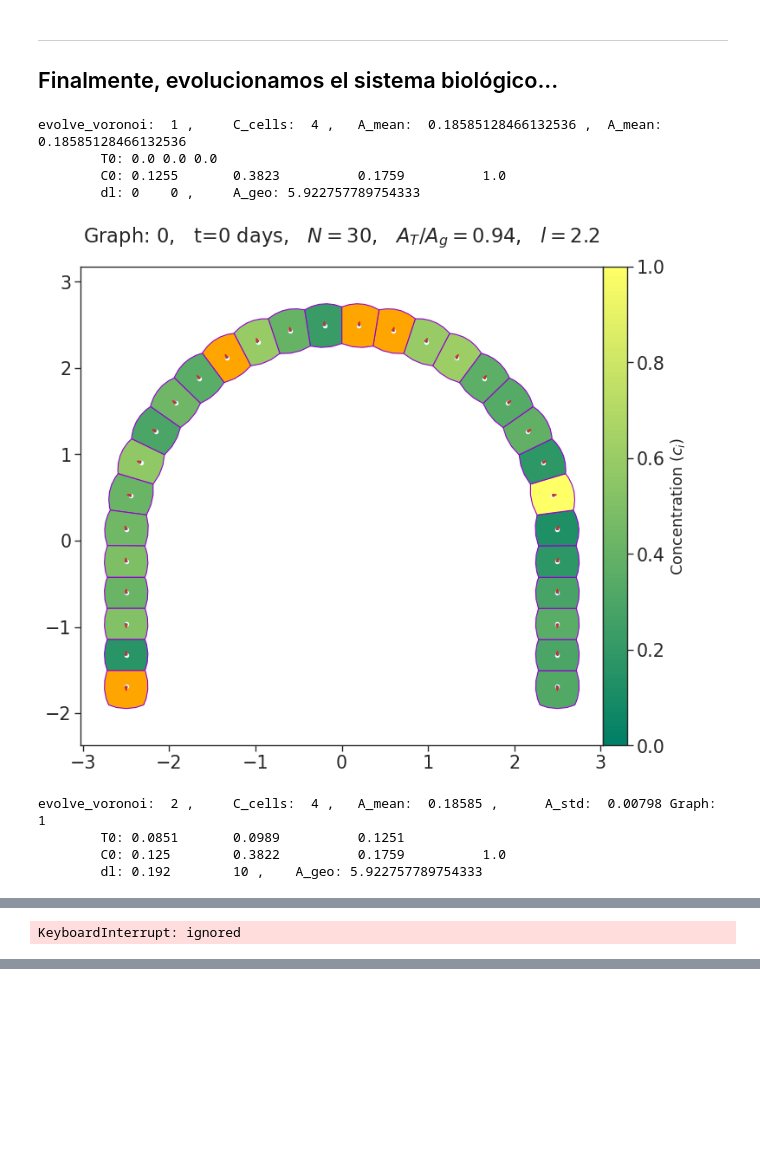
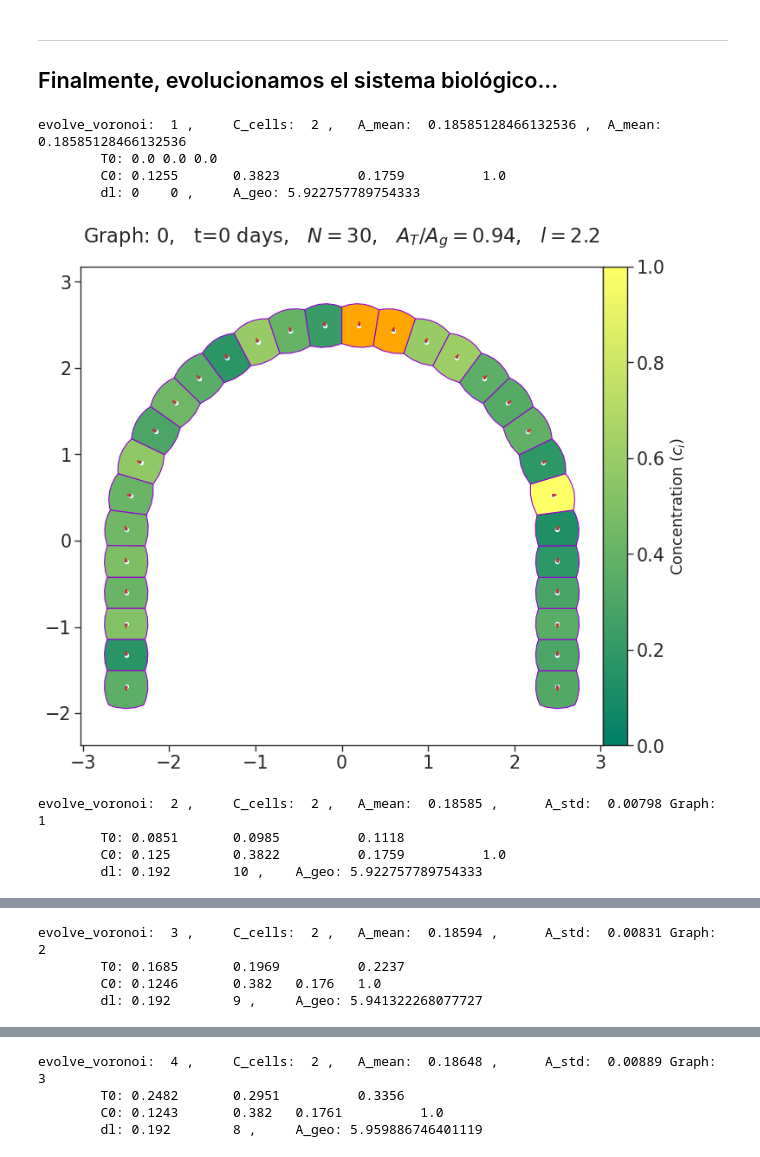
Before and after one commit to joshbrx/biomath_model, a Jupyter notebook: Voronoi_cells_prototipo.ipynb, the cells around one changed output, grey strips where cells are left out. Cells and saved outputs as stored; diff of their text form; code cells hidden in the pictures; blank space fills up the shorter version.

```diff
--- a/Voronoi_cells_prototipo.ipynb
+++ b/Voronoi_cells_prototipo.ipynb
@@ -882,8 +882,9 @@ def euler_solver(K, lenght, vor, X0, C0, T0, C_cells, params, t, N_points, struc
     return S, (vor_out, Polygons, dist_dict, surface), N_points, N_div
 # %%
 def evolve_vornonoi(r, theta, l, K, vor, C0, C_cells, N, params,
-                    step=0.1, lenght=100, iter=20, vel=0.01, method="RK4", A_fixed=None,
-                    scale=1/4, filenames=None, C_list=None, A_list=None, N_list=None, I_list=None, state=True, celldiv=True, l_evol=True, l_step=5, limits=(-0.1, 0.1), c_factor=1.0, pad=10):
+                    step=0.1, lenght=100, iter=20, vel=0.01, method="RK4", A_fixed=None, scale=1/4,
+                    filenames=None, C_list=None, A_list=None, N_list=None, I_list=None, Cancer_list=None,
+                    state=True, celldiv=True, l_evol=True, l_step=5, limits=(-0.1, 0.1), c_factor=1.0, pad=10):
     """
     solver["RK4"]: Runge-Kutta order 4
     solver["Euler"]: Euler method
@@ -907,6 +908,9 @@ def evolve_vornonoi(r, theta, l, K, vor, C0, C_cells, N, params,
     if I_list == None:
         I_list = []
 
+    if Cancer_list == None:
+        Cancer_list = []
+
     points, structure = vor.points[:N], vor.points[N:].T
     solver = {"RK4":RK_solver, "Euler":euler_solver}[method]
 
@@ -924,6 +928,7 @@ def evolve_vornonoi(r, theta, l, K, vor, C0, C_cells, N, params,
     A_list.append(A_vor)
     N_list.append(N)
     I_list.append(np.sum(A_vor)/A_total(r, l, N, cols=1))
+    Cancer_list.append(np.sum(C_cells, dtype=int))
 
     print("evolve_voronoi: ", N_div, ",\t C_cells: ",np.sum(C_cells, dtype=int), ",\t A_mean: ",np.mean(A_vor), ",\t A_mean: ",np.mean(A_vor))
     print("\tT0:", np.min(T0), np.mean(T0), np.max(T0))
@@ -987,6 +992,7 @@ def evolve_vornonoi(r, theta, l, K, vor, C0, C_cells, N, params,
         A_list.append(A_vor)
         N_list.append(N)
         I_list.append(np.sum(A_vor)/A_total(r, l, N, cols=1))
+        Cancer_list.append(np.sum(C_cells, dtype=int))
 
         fig, ax = voronoi_forces(K, vor, A_vor, C_vor, N, C0, C_cells, params[0], V=V_out.T)
         ax.set_title(f"Graph: {i+1},   t={round((i+1)*lenght/l_step*3.016241, 1)} days,   $N=${len(T0)},   $A_T/A_g=${round(np.sum(A_vor)/A_total(r, l, N, cols=1), 2)},   $l=${round(l,2)}", pad=pad)
@@ -999,40 +1005,42 @@ def evolve_vornonoi(r, theta, l, K, vor, C0, C_cells, N, params,
 # %%
 np.random.seed(3141592)   #4, 7, 42
 sns.set_style("ticks")
 sns.set_context("notebook", font_scale=1.7)   # paper, notebook, talk, and poster
 
 N = 30; l = 2.2    # l=2.8, N=28
 r = np.array([2, 3]); theta = np.array([0, np.pi])
+K, params = [0.06, 0.3, 0.001], [1, 0.262985, 60]            #[K_area, K_centroid, k_vel], [alpha, beta, gamma]
+iter = 400
 
-
-K, params = [0.06, 0.3, 0.001], [1, 0.262985, 60]            #[K_area, K_centroid, k_vel], [alpha, beta, gamma]
 # C0 = np.random.rand(N)
 C0 = np.random.normal(0.4, 0.15, size=N); C0[np.random.randint(0,N,1)] = 1
-C_cells = np.zeros(N); C_cells[np.random.randint(0,N,N//5)] = 1
+
+C_cells = np.zeros(N); C_cells[np.random.randint(0,N,2)] = 1
 # C_cells = np.zeros(N); C_cells[::6] = 0
 
 structure_vor = get_structure(r, theta, l, 100)
 # points_vor = rand_points(r, theta, l, N).T
 points_vor = org_points(r, theta, l, N).T
 
 vor_evo = mk_voronoi(points_vor, structure_vor)
 
 filenames = [];
 C_list = [];
 A_list = [];
 N_list = [];
 I_list = [];
+Cancer_list = [];
 evolve_vornonoi(r, theta, l, K, vor_evo, C0, C_cells, N, params,
-                step=0.1, lenght=(1.95)*2*np.pi, iter=400, vel=0.005, method="RK4", A_fixed=A_total(r, l, N, cols=1),
-                # step=0.1, lenght=(1.95)*2*np.pi, iter=3060, vel=0.005, method="RK4", A_fixed=A_total(r, l, N, cols=1),
-                scale=1/4, filenames=filenames, C_list=C_list, A_list=A_list, N_list=N_list, I_list=I_list, state=False, celldiv=True, l_evol=True, l_step=10, limits=(-0.15, 0.15), c_factor=1.0, pad=25)
+                step=0.1, lenght=(1.95)*2*np.pi, iter=iter, vel=0.005, method="RK4", A_fixed=A_total(r, l, N, cols=1), scale=1/4,
+                 filenames=filenames, C_list=C_list, A_list=A_list, N_list=N_list, I_list=I_list, Cancer_list=Cancer_list,
+                 state=False, celldiv=True, l_evol=True, l_step=10, limits=(-0.15, 0.15), c_factor=1.0, pad=25)
 # %% [output]
-evolve_voronoi:  1 ,     C_cells:  4 ,   A_mean:  0.18585128466132536 ,  A_mean:  0.18585128466132536
+evolve_voronoi:  1 ,     C_cells:  2 ,   A_mean:  0.18585128466132536 ,  A_mean:  0.18585128466132536
         T0: 0.0 0.0 0.0
         C0: 0.1255       0.3823          0.1759          1.0
         dl: 0    0 ,     A_geo: 5.922757789754333
-[figure, old version]
+[figure, new version]
-evolve_voronoi:  2 ,     C_cells:  4 ,   A_mean:  0.18585 ,      A_std:  0.00798 Graph:  1
-        T0: 0.0851       0.0989          0.1251
+evolve_voronoi:  2 ,     C_cells:  2 ,   A_mean:  0.18585 ,      A_std:  0.00798 Graph:  1
+        T0: 0.0851       0.0985          0.1118
         C0: 0.125        0.3822          0.1759          1.0
         dl: 0.192        10 ,    A_geo: 5.922757789754333
@@ -1039 +1048,4 @@ evolve_voronoi:  2 ,     C_cells:  4 ,   A_mean:  0.18585 ,      A_std:  0.00798
-KeyboardInterrupt: ignored
+evolve_voronoi:  3 ,     C_cells:  2 ,   A_mean:  0.18594 ,      A_std:  0.00831 Graph:  2
+        T0: 0.1685       0.1969          0.2237
+        C0: 0.1246       0.382   0.176   1.0
+        dl: 0.192        9 ,     A_geo: 5.941322268077727
@@ -1039,0 +1053,4 @@ KeyboardInterrupt: ignored
+evolve_voronoi:  4 ,     C_cells:  2 ,   A_mean:  0.18648 ,      A_std:  0.00889 Graph:  3
+        T0: 0.2482       0.2951          0.3356
+        C0: 0.1243       0.382   0.1761          1.0
+        dl: 0.192        8 ,     A_geo: 5.959886746401119
```
Also changed, not shown: parts of 9 cells of this notebook.
